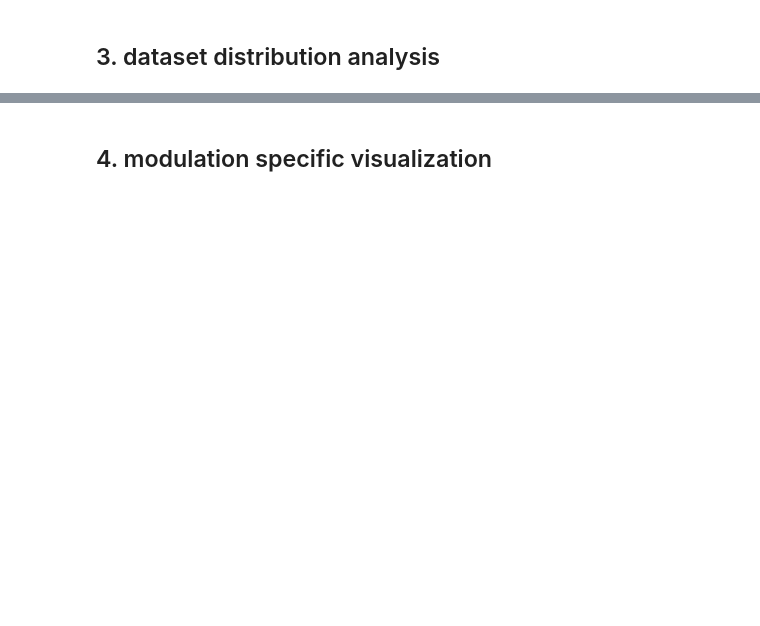
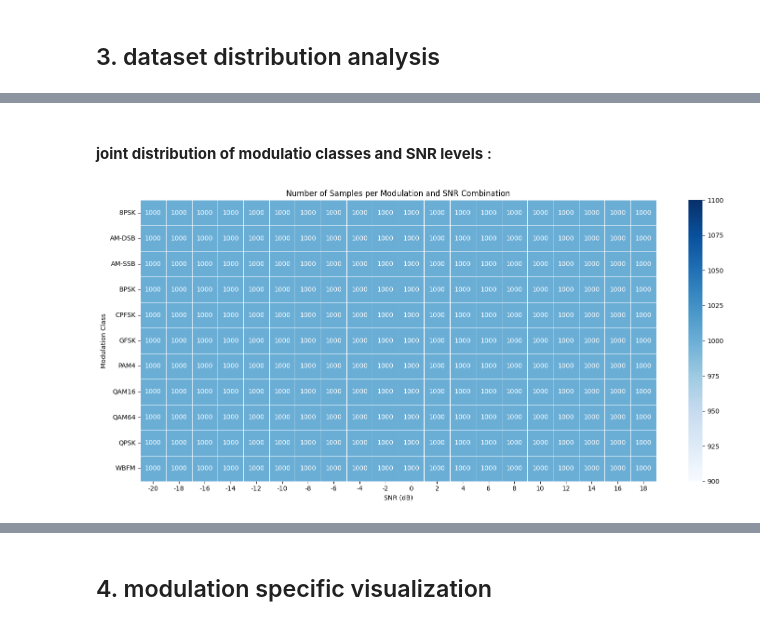
Before and after one commit to douaaaaaaaaa18/ACM_DeepLearning_WCNS_Y4, a Jupyter notebook: notebooks/data_exploration.ipynb, the cells around one changed output, grey strips where cells are left out. Cells and saved outputs as stored; diff of their text form; code cells hidden in the pictures; blank space fills up the shorter version.

```diff
--- a/notebooks/data_exploration.ipynb
+++ b/notebooks/data_exploration.ipynb
@@ -366,0 +766,30 @@ plt.show()
+# %% [markdown]
+#### **joint distribution of modulatio classes and SNR levels** :
+# %%
+distribution_matrix = pd.DataFrame(
+    {
+        snr: {
+            modulation: len(data[(modulation, snr)])
+            for modulation in modulations
+        }
+        for snr in snr_levels
+    }
+)
+
+plt.figure(figsize=(15, 7))
+
+sns.heatmap(
+    distribution_matrix,
+    annot=True,
+    fmt="d",
+    cmap="Blues",
+    linewidths=0.5
+)
+
+plt.title("Number of Samples per Modulation and SNR Combination")
+plt.xlabel("SNR (dB)")
+plt.ylabel("Modulation Class")
+plt.tight_layout()
+plt.show()
+# %% [output]
+[figure, added]
```
Also changed, not shown: parts of 52 cells of this notebook.
